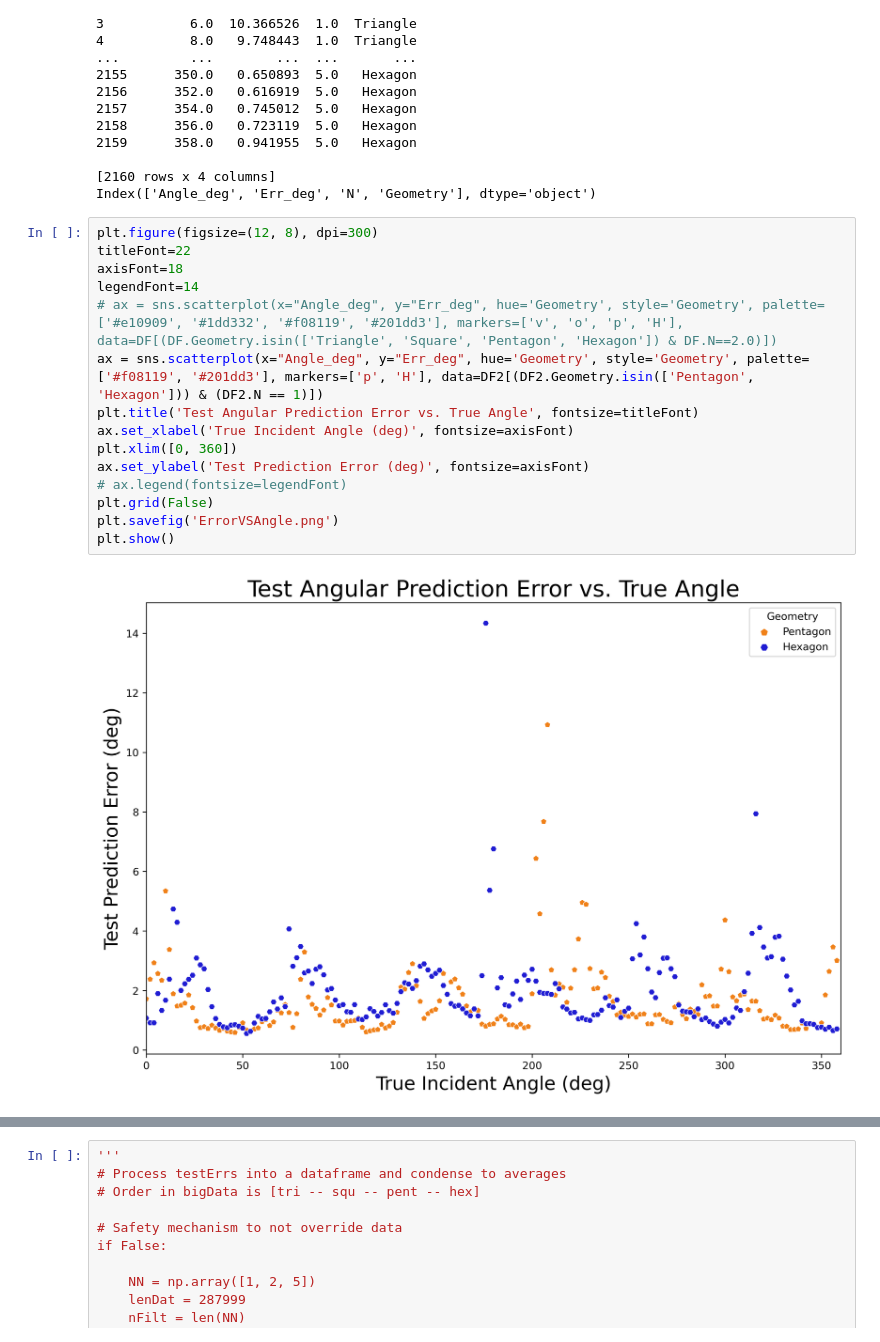
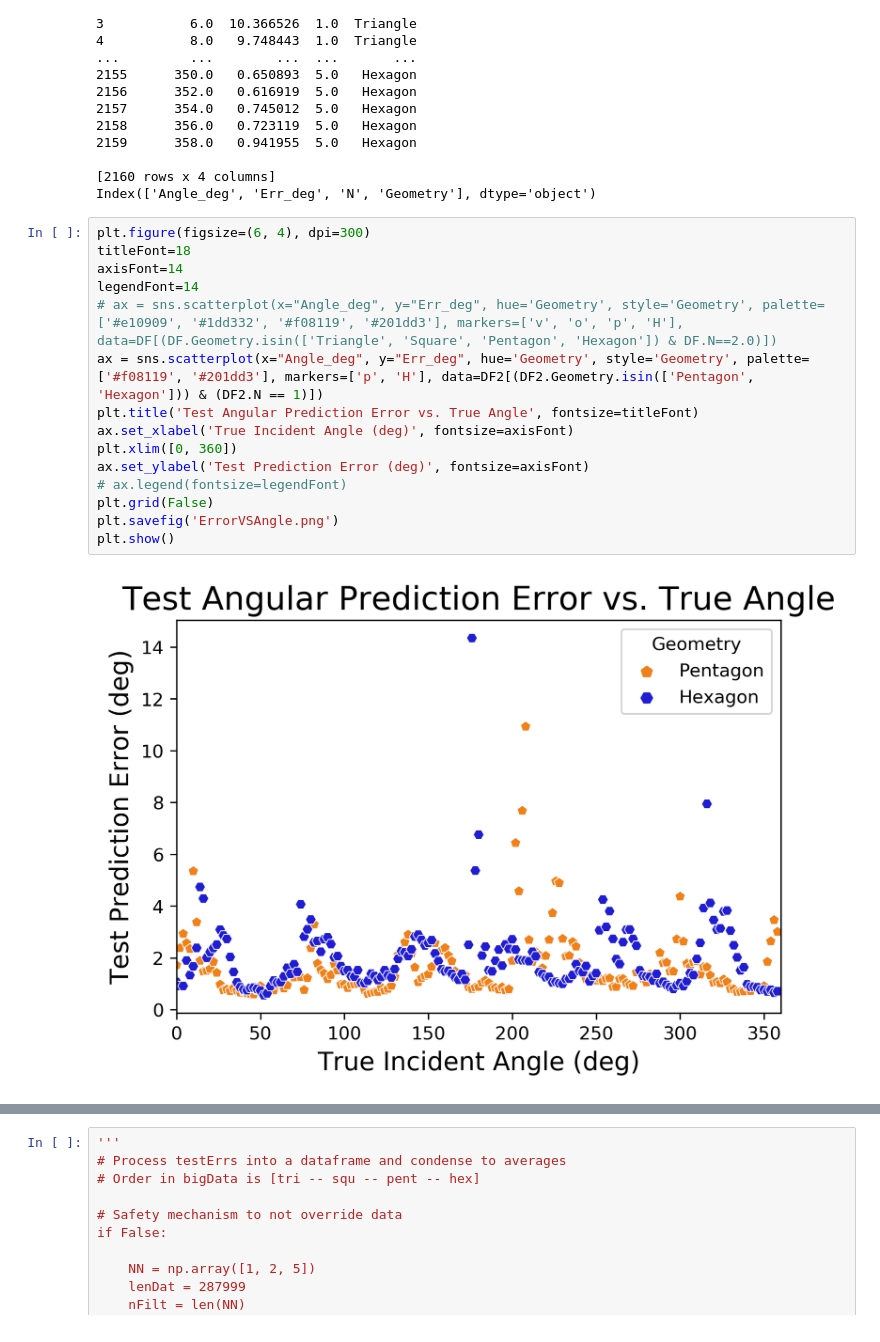
Before and after one commit to dasnyder5/wind-model, a Jupyter notebook: NateRegression/SummaryStats/ErrorHistograms.ipynb, the cells around one changed output, grey strips where cells are left out. Saved outputs shown, nothing was run; the diff lists cells and outputs as text.

```diff
--- a/NateRegression/SummaryStats/ErrorHistograms.ipynb
+++ b/NateRegression/SummaryStats/ErrorHistograms.ipynb
@@ -32,19 +32,19 @@ print(DF2.columns)
 [2160 rows x 4 columns]
 Index(['Angle_deg', 'Err_deg', 'N', 'Geometry'], dtype='object')
 # %%
-plt.figure(figsize=(12, 8), dpi=300)
-titleFont=22
-axisFont=18
+plt.figure(figsize=(6, 4), dpi=300)
+titleFont=18
+axisFont=14
 legendFont=14
 # ax = sns.scatterplot(x="Angle_deg", y="Err_deg", hue='Geometry', style='Geometry', palette=['#e10909', '#1dd332', '#f08119', '#201dd3'], markers=['v', 'o', 'p', 'H'], data=DF[(DF.Geometry.isin(['Triangle', 'Square', 'Pentagon', 'Hexagon']) & DF.N==2.0)])
 ax = sns.scatterplot(x="Angle_deg", y="Err_deg", hue='Geometry', style='Geometry', palette=['#f08119', '#201dd3'], markers=['p', 'H'], data=DF2[(DF2.Geometry.isin(['Pentagon', 'Hexagon'])) & (DF2.N == 1)])
 plt.title('Test Angular Prediction Error vs. True Angle', fontsize=titleFont)
 ax.set_xlabel('True Incident Angle (deg)', fontsize=axisFont)
 plt.xlim([0, 360])
 ax.set_ylabel('Test Prediction Error (deg)', fontsize=axisFont)
 # ax.legend(fontsize=legendFont)
 plt.grid(False)
 plt.savefig('ErrorVSAngle.png')
 plt.show()
 # %% [output]
-[figure, old version]
+[figure, new version]
```
Also changed, not shown: parts of 6 cells of this notebook, 2 other files.
